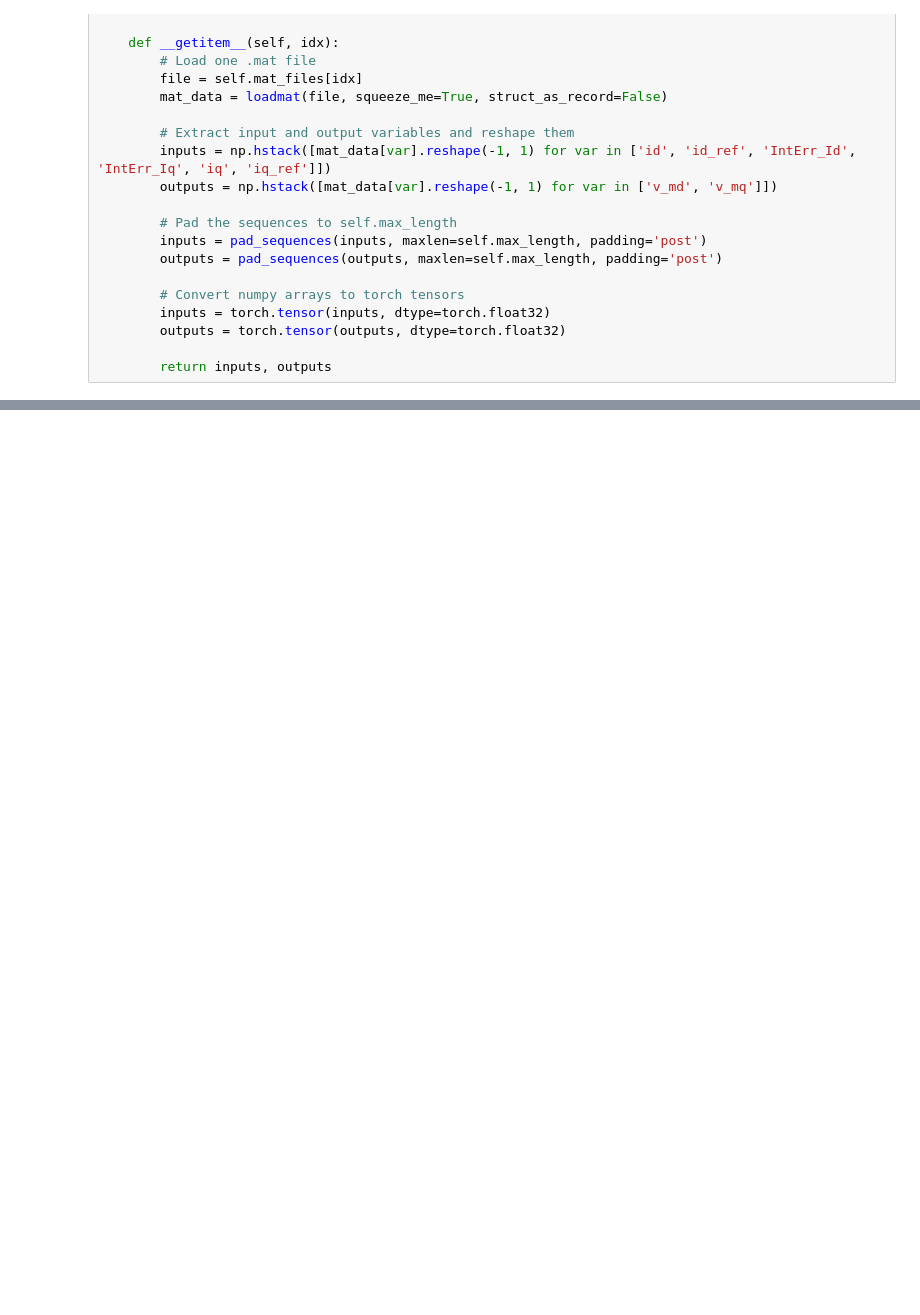
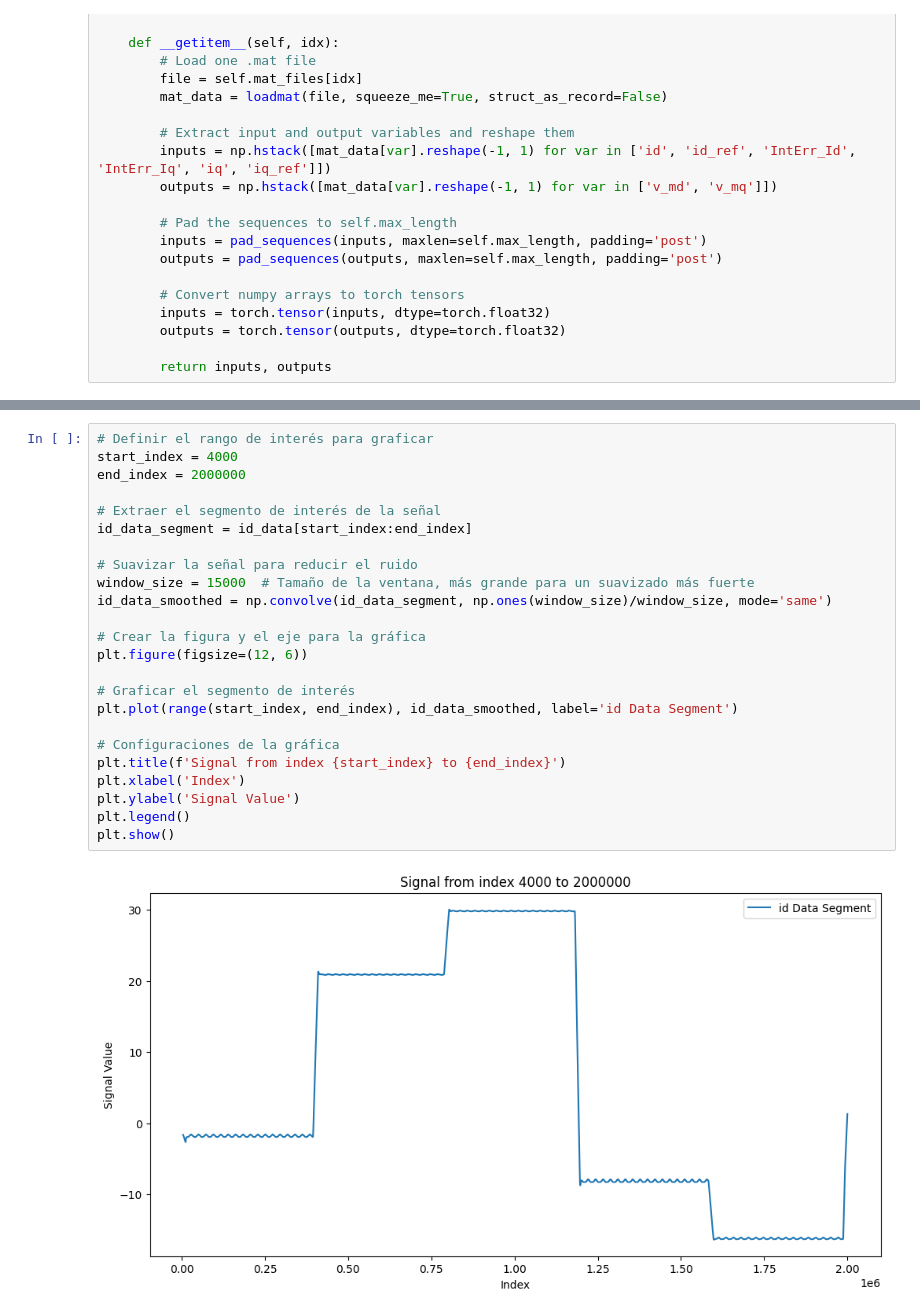
Before and after one commit to Negatix092/Final_Project, a Jupyter notebook: Code/test3.ipynb, the cells around one changed output, grey strips where cells are left out. Drawn from its saved outputs; the diff is of its cells as text; blank space fills up the shorter version.

```diff
--- a/Code/test3.ipynb
+++ b/Code/test3.ipynb
@@ -108,0 +185,26 @@ Number of data points between peaks: [2405035]
+# %%
+# Definir el rango de interés para graficar
+start_index = 4000
+end_index = 2000000
+
+# Extraer el segmento de interés de la señal
+id_data_segment = id_data[start_index:end_index]
+
+# Suavizar la señal para reducir el ruido
+window_size = 15000  # Tamaño de la ventana, más grande para un suavizado más fuerte
+id_data_smoothed = np.convolve(id_data_segment, np.ones(window_size)/window_size, mode='same')
+
+# Crear la figura y el eje para la gráfica
+plt.figure(figsize=(12, 6))
+
+# Graficar el segmento de interés
+plt.plot(range(start_index, end_index), id_data_smoothed, label='id Data Segment')
+
+# Configuraciones de la gráfica
+plt.title(f'Signal from index {start_index} to {end_index}')
+plt.xlabel('Index')
+plt.ylabel('Signal Value')
+plt.legend()
+plt.show()
+# %% [output]
+[figure, added]
```
Also changed, not shown: parts of 4 cells of this notebook.
